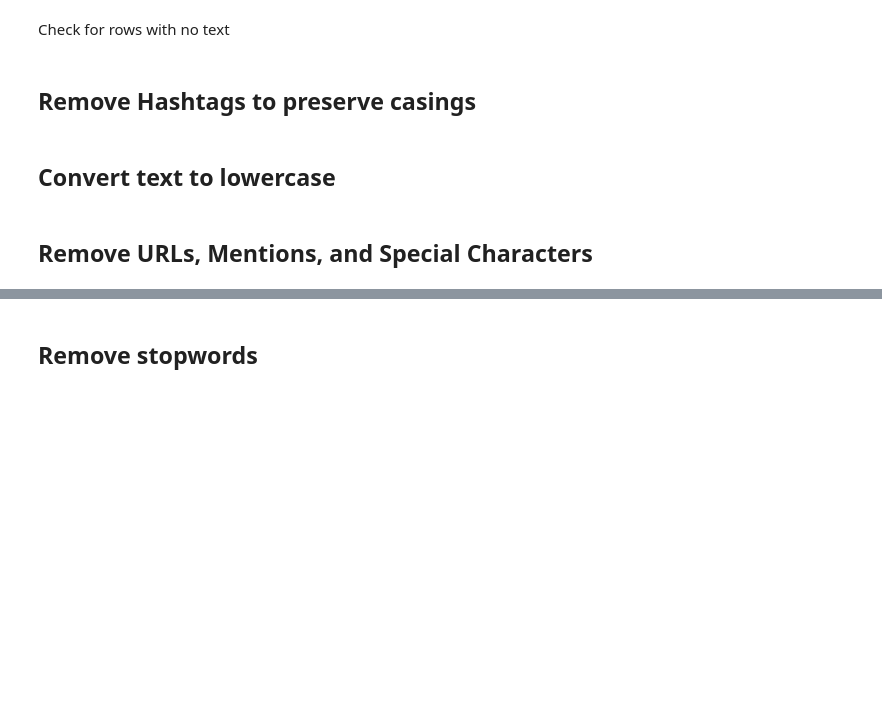
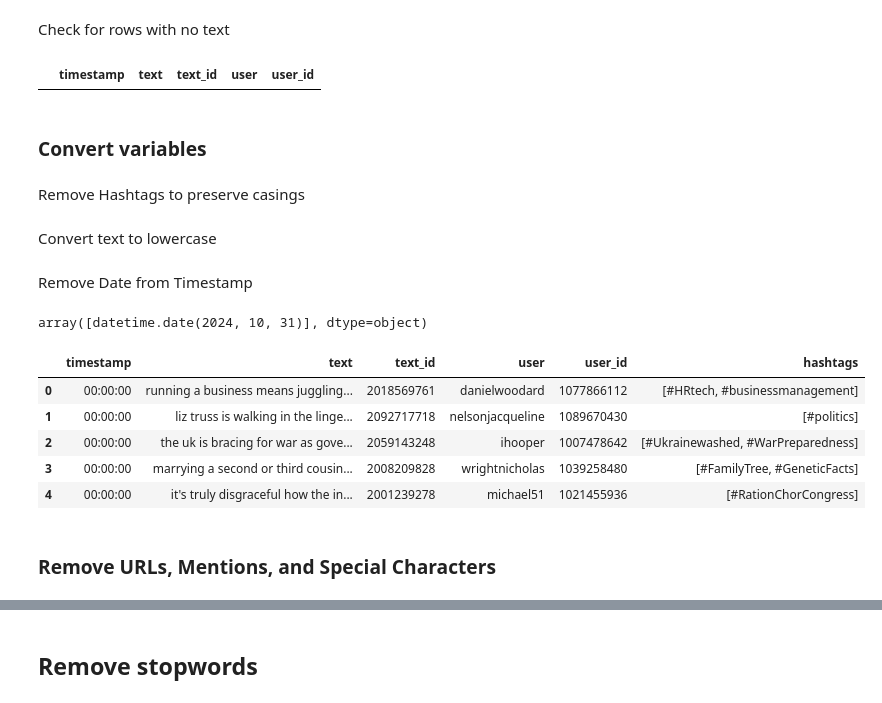
Before and after one commit to IronL442/UL-Case-Study-V2, a Jupyter notebook: analysis/preprocessing.ipynb, the cells around one changed output, grey strips where cells are left out. Drawn from its saved outputs; the diff is of its cells as text; code cells hidden in the pictures; blank space fills up the shorter version.

Commit message:
update readme gitignore, remove date from timestam, add playground

```diff
--- a/analysis/preprocessing.ipynb
+++ b/analysis/preprocessing.ipynb
@@ -43,15 +51,17 @@ Check for rows with no text
 # %%
 # Display rows where 'text' is missing (NaN)
 missing_text_rows = df_posts[df_posts['text'].isnull()]
-
-# Display the DataFrame with missing text
-print(missing_text_rows)
+missing_text_rows
+# %% [output]
+|  | timestamp | text | text_id | user | user_id |
+# %% [markdown]
+### Convert variables
 # %% [markdown]
-## Remove Hashtags to preserve casings
+Remove Hashtags to preserve casings
 # %%
 # Apply re.findall() to each row in the 'text' column to extract hashtags
 df_posts['hashtags'] = df_posts['text'].apply(lambda x: re.findall(r'#\w+', x) if isinstance(x, str) else [])
 # %% [markdown]
-## Convert text to lowercase
+Convert text to lowercase
 # %%
 df_posts['text'] = df_posts['text'].str.lower()
@@ -59,5 +68,23 @@ df_posts
+# %% [markdown]
+Remove Date from Timestamp
+# %%
+# All Dates are the same
+unique_dates = df_posts['timestamp'].dt.date.unique()
+unique_dates
+# %% [output]
+array([datetime.date(2024, 10, 31)], dtype=object)
+# %%
+df_posts['timestamp'] = df_posts['timestamp'].dt.time
+df_posts.head()
+# %% [output]
+|  | timestamp | text | text_id | user | user_id | hashtags |
+| 0 | 00:00:00 | running a business means juggling... | 2018569761 | danielwoodard | 1077866112 | [#HRtech, #businessmanagement] |
+| 1 | 00:00:00 | liz truss is walking in the linge... | 2092717718 | nelsonjacqueline | 1089670430 | [#politics] |
+| 2 | 00:00:00 | the uk is bracing for war as gove... | 2059143248 | ihooper | 1007478642 | [#Ukrainewashed, #WarPreparedness] |
+| 3 | 00:00:00 | marrying a second or third cousin... | 2008209828 | wrightnicholas | 1039258480 | [#FamilyTree, #GeneticFacts] |
+| 4 | 00:00:00 | it's truly disgraceful how the in... | 2001239278 | michael51 | 1021455936 | [#RationChorCongress] |
 # %% [markdown]
-## Remove URLs, Mentions, and Special Characters
+### Remove URLs, Mentions, and Special Characters
 # %%
 # Pre-compile regex patterns
 emoji_pattern = re.compile("["
```
Also changed, not shown: parts of 10 cells of this notebook, 4 other files.
